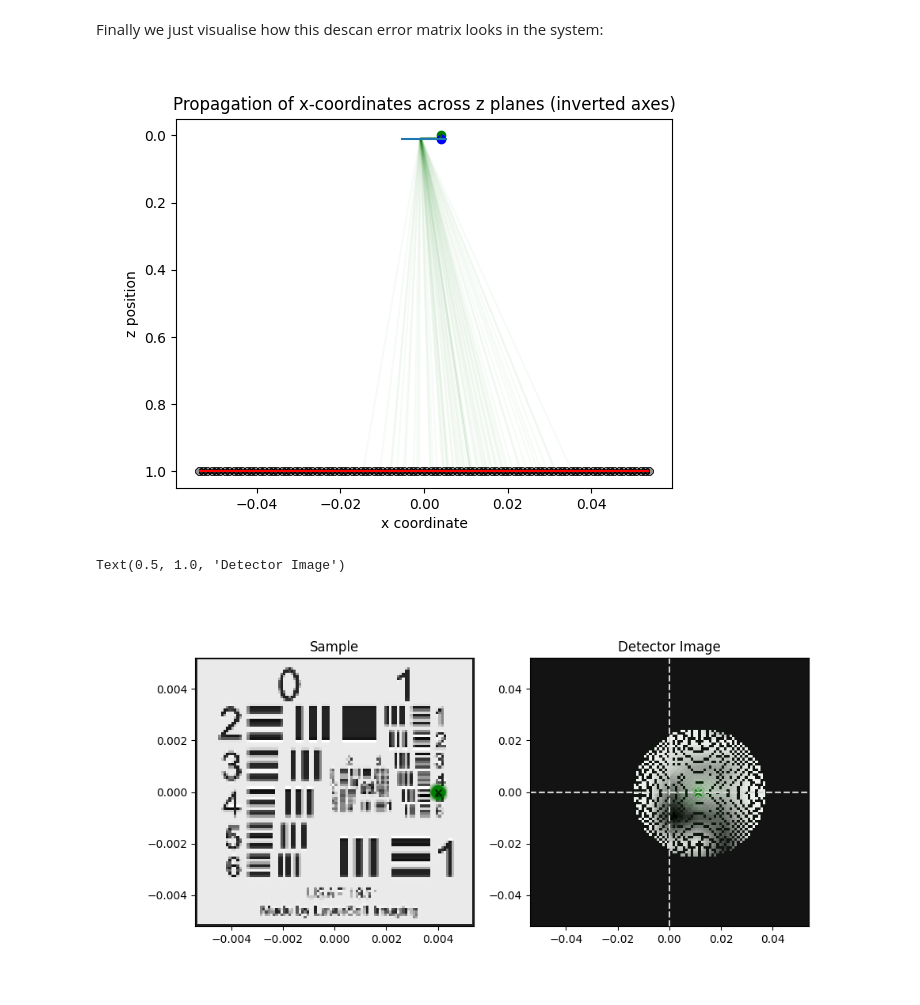
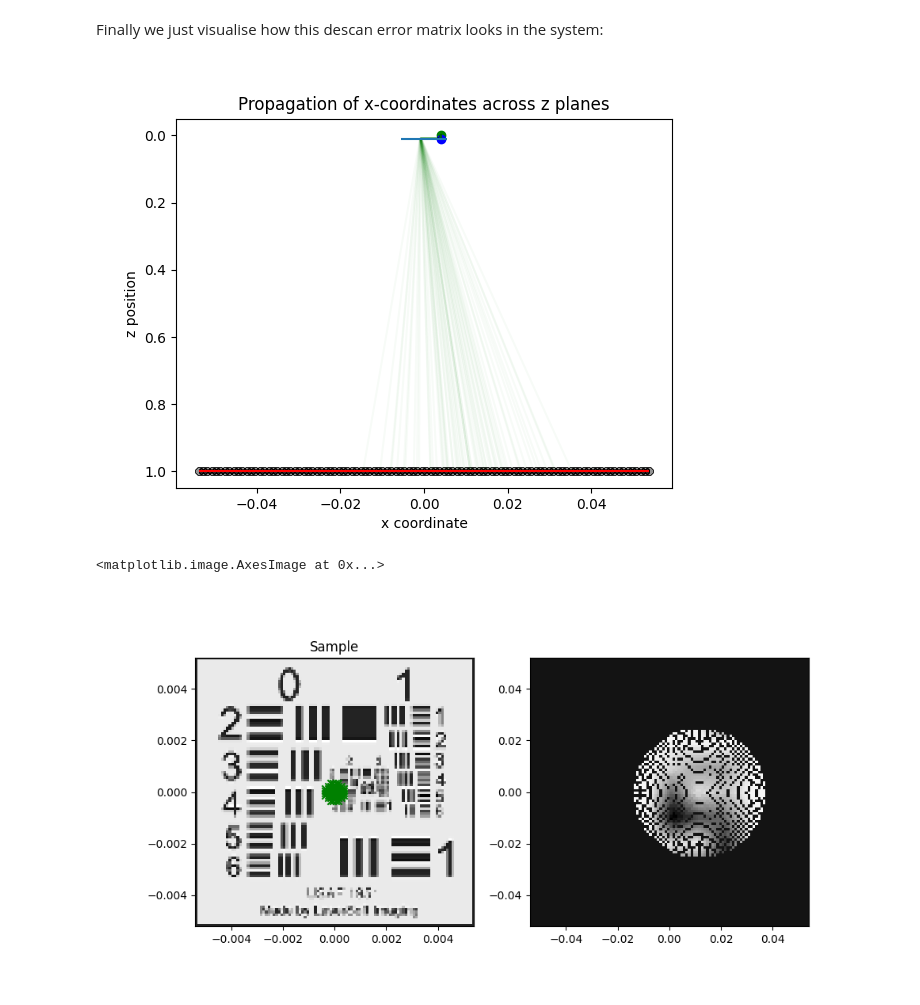
Before and after one commit to TemGym/TemGym, a Jupyter notebook: examples/jax_examples/4Dstem.ipynb, the cells around one changed output. Saved outputs shown, nothing was run; the diff lists cells and outputs as text; code cells hidden in the pictures.

```diff
--- a/examples/jax_examples/4Dstem.ipynb
+++ b/examples/jax_examples/4Dstem.ipynb
@@ -305,21 +307,8 @@ theta_y_in_as_f_of_ys_lam = sp.lambdify((y_in, y_out), theta_y_in_as_f_of_ys)
 det_coords_x = detector_coords[:, 0]
 det_coords_y = detector_coords[:, 1]
 
-#How can I calculate detector coordinates that are only within a certain radius on the detector?
-radius = 0.02
-det_coords_x_circ = det_coords_x[det_coords_x**2 + det_coords_y**2 < radius**2]
-det_coords_y_circ = det_coords_y[det_coords_x**2 + det_coords_y**2 < radius**2]
-
-possible_theta_x_ins = theta_x_in_as_f_of_xs_lam(scan_position[0], det_coords_x_circ)
-possible_theta_y_ins = theta_x_in_as_f_of_xs_lam(scan_position[1], det_coords_y_circ)
-
-rays_at_source_with_slope_for_det = jnp.vstack([
-    jnp.full(len(possible_theta_x_ins), scan_position[0]),
-    jnp.full(len(possible_theta_y_ins), scan_position[1]),
-    possible_theta_x_ins,
-    possible_theta_y_ins,
-    jnp.ones_like(possible_theta_x_ins)
-])
+sample_coords_x = sample_coords[:, 0]
+sample_coords_y = sample_coords[:, 1]
 
 num_points = 100
 num_radial = 20  # number of radial layers
@@ -378,26 +367,8 @@ plt.scatter(scan_position[0], defocus, color='b', label='Sample')
 
 plt.xlabel('x coordinate')
 plt.ylabel('z position')
-plt.title('Propagation of x-coordinates across z planes (inverted axes)')
+plt.title('Propagation of x-coordinates across z planes')
 plt.gca().invert_yaxis()  # Invert the z-axis (display)
 plt.show()
-
-# import numpy as np
-from jax.scipy.interpolate import RegularGridInterpolator
-x = jnp.arange(image_shape[0])
-y = jnp.arange(image_shape[1])
-image_interpolant = RegularGridInterpolator((x, y), image)
-
-sample_pixel_xs = (xs[1] / image_pixel_size) + image_shape[1] // 2
-sample_pixel_ys = (ys[1] / image_pixel_size) + image_shape[0] // 2
-# Combine the pixel coordinates into a single array (each row is [y, x])
-sample_pts = jnp.stack([sample_pixel_ys, sample_pixel_xs], axis=-1)
-sample_px_hit_by_rays = image_interpolant(sample_pts, method='linear')
-
-detector_pixel_xs = (xs[-1, :] / det_pixel_size).astype(int) + image_shape[1] // 2
-detector_pixel_ys = (ys[-1, :] / det_pixel_size).astype(int) + image_shape[0] // 2
-
-detector_image = jnp.zeros((image.shape[0], image.shape[1]))
-detector_image = detector_image.at[(detector_pixel_ys, detector_pixel_xs)].set(sample_px_hit_by_rays)
 # %% [output]
-[figure, old version]
+[figure, new version]
@@ -404,14 +418,13 @@ detector_image = detector_image.at[(detector_pixel_ys, detector_pixel_xs)].set(s
 # %%
 fig, ax = plt.subplots(1, 2, figsize=(10, 5))
 ax[0].imshow(image, cmap='gray', extent=[-(image_shape[1] * image_pixel_size) / 2, image_shape[1] * image_pixel_size / 2, -(image_shape[0] * image_pixel_size) / 2, (image_shape[0] * image_pixel_size)/2])
-ax[0].scatter(scan_position[0], scan_position[1], c='r', marker='x')
-ax[0].scatter(xs[1], ys[1], c='g', marker='x', alpha=0.01)
+ax[0].scatter(sample_coords_x_circ, sample_coords_y_circ, c='g', marker='x', alpha=1)
 ax[0].set_title('Sample')
 ax[1].imshow(detector_image, cmap='gray', extent=[-(image_shape[1] * det_pixel_size) / 2, image_shape[1] * det_pixel_size / 2, -(image_shape[0] * det_pixel_size) / 2, (image_shape[0] * det_pixel_size) / 2])
-ax[1].scatter(xs[-1], ys[-1], c='g', marker='x', alpha=0.01)
-ax[1].axhline(0, color='lightgrey', linestyle='--')
-ax[1].axvline(0, color='lightgrey', linestyle='--')
-ax[1].set_title('Detector Image')
+# ax[1].scatter(xs[-1], ys[-1], c='g', marker='x', alpha=0.01)
+# ax[1].axhline(0, color='lightgrey', linestyle='--')
+# ax[1].axvline(0, color='lightgrey', linestyle='--')
+# ax[1].set_title('Detector Image')
 # %% [output]
-Text(0.5, 1.0, 'Detector Image')
+<matplotlib.image.AxesImage at 0x...>
-[figure, old version]
+[figure, new version]
```
Also changed, not shown: parts of 3 cells of this notebook, 1 other file.
